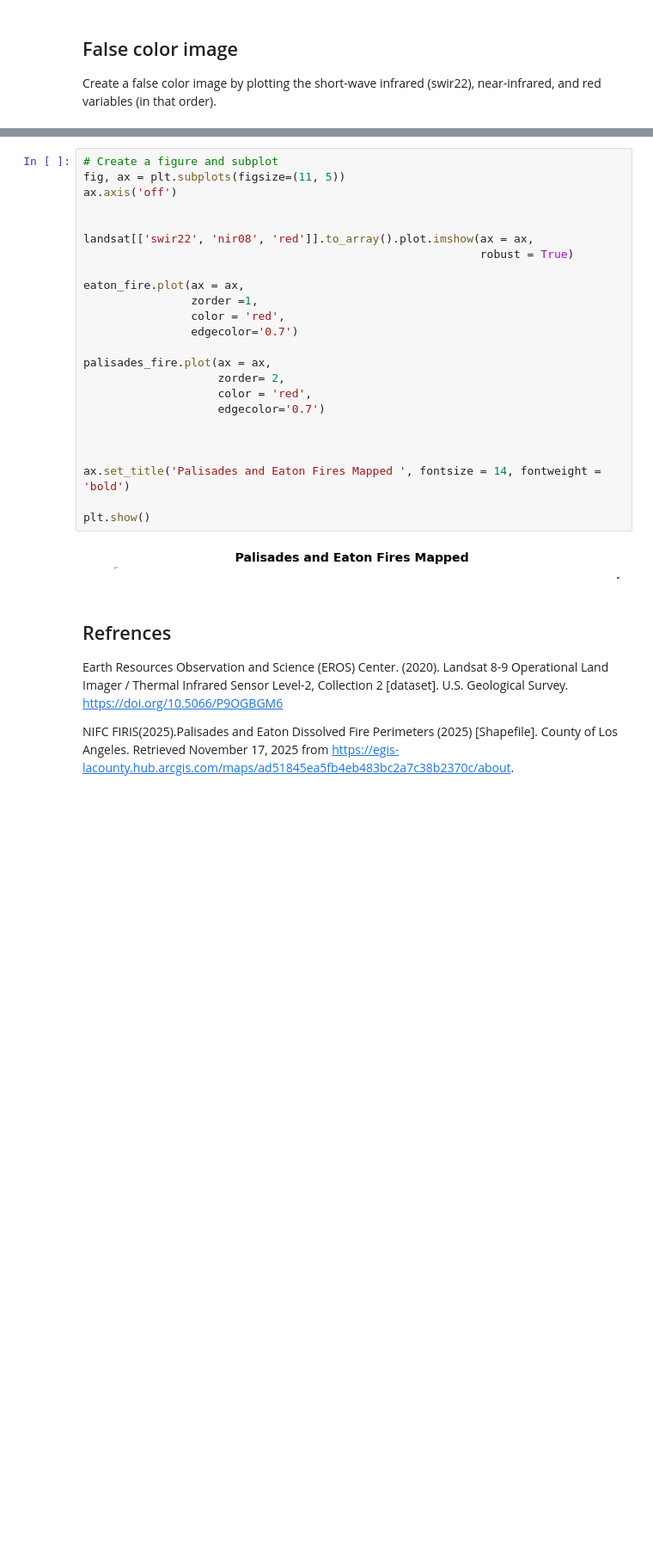
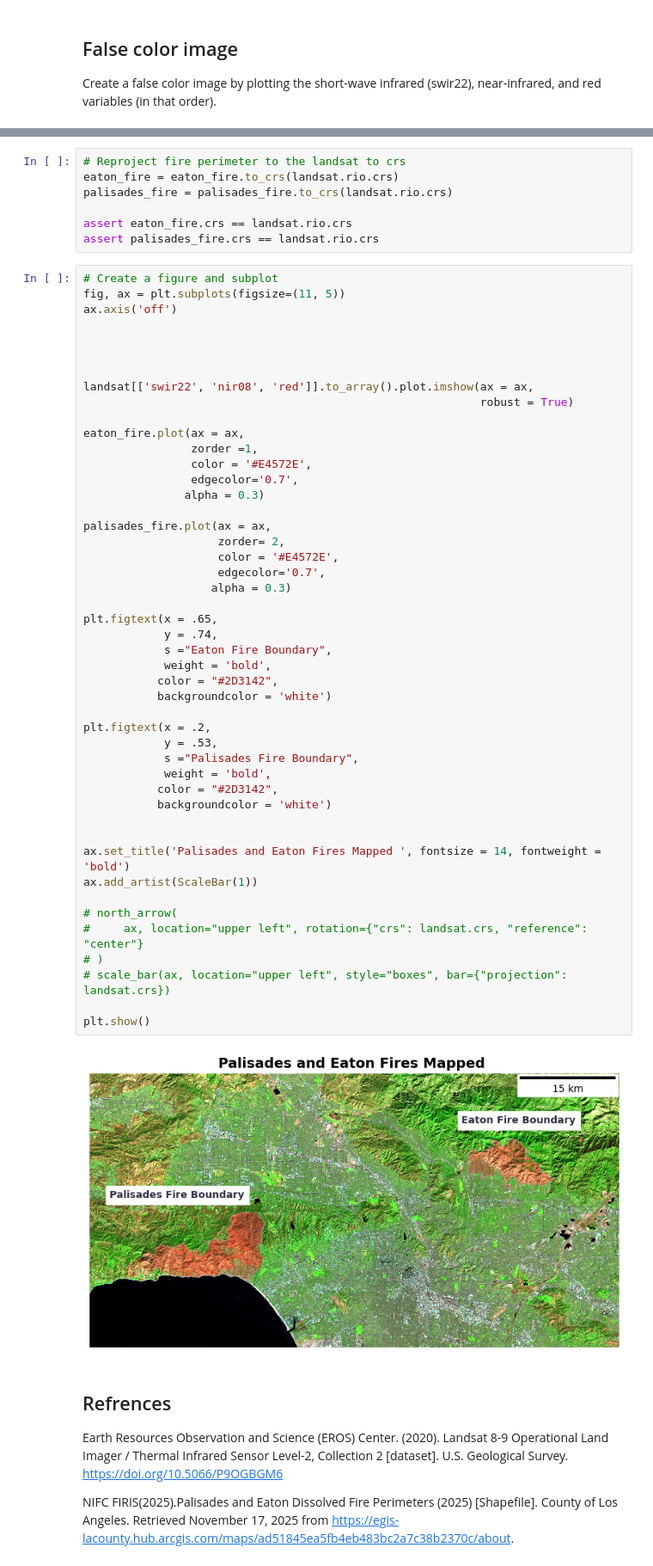
Before and after one commit to sofiiir/eds220-hwk4, a Jupyter notebook: hwk4-task2-false-color-RODAS.ipynb, the cells around one changed output, grey strips where cells are left out. Shown at 86% size. Cells and saved outputs as stored; diff of their text form; blank space fills up the shorter version.

```diff
--- a/hwk4-task2-false-color-RODAS.ipynb
+++ b/hwk4-task2-false-color-RODAS.ipynb
@@ -218,29 +230,59 @@ Create a map showing the shortwave infrared/near-infrared/red false color image
+# %%
+# Reproject fire perimeter to the landsat to crs
+eaton_fire = eaton_fire.to_crs(landsat.rio.crs)
+palisades_fire = palisades_fire.to_crs(landsat.rio.crs)
+
+assert eaton_fire.crs == landsat.rio.crs
+assert palisades_fire.crs == landsat.rio.crs
 # %%
 # Create a figure and subplot
 fig, ax = plt.subplots(figsize=(11, 5))
 ax.axis('off')
+
+
 
 
 landsat[['swir22', 'nir08', 'red']].to_array().plot.imshow(ax = ax,
                                                            robust = True)
 
 eaton_fire.plot(ax = ax,
                 zorder =1,
-                color = 'red',
-                edgecolor='0.7')
+                color = '#E4572E',
+                edgecolor='0.7',
+               alpha = 0.3)
 
 palisades_fire.plot(ax = ax,
                     zorder= 2,
-                    color = 'red',
-                    edgecolor='0.7')
+                    color = '#E4572E',
+                    edgecolor='0.7',
+                   alpha = 0.3)
 
+plt.figtext(x = .65,
+            y = .74,
+            s ="Eaton Fire Boundary",
+            weight = 'bold',
+           color = "#2D3142",
+           backgroundcolor = 'white')
+
+plt.figtext(x = .2,
+            y = .53,
+            s ="Palisades Fire Boundary",
+            weight = 'bold',
+           color = "#2D3142",
+           backgroundcolor = 'white')
 
 
 ax.set_title('Palisades and Eaton Fires Mapped ', fontsize = 14, fontweight = 'bold')
+ax.add_artist(ScaleBar(1))
+
+# north_arrow(
+#     ax, location="upper left", rotation={"crs": landsat.crs, "reference": "center"}
+# )
+# scale_bar(ax, location="upper left", style="boxes", bar={"projection": landsat.crs})
 
 plt.show()
 # %% [output]
-[figure, old version]
+[figure, new version]
 # %% [markdown]
 ## Refrences
 
```
Also changed, not shown: parts of 3 cells of this notebook.
